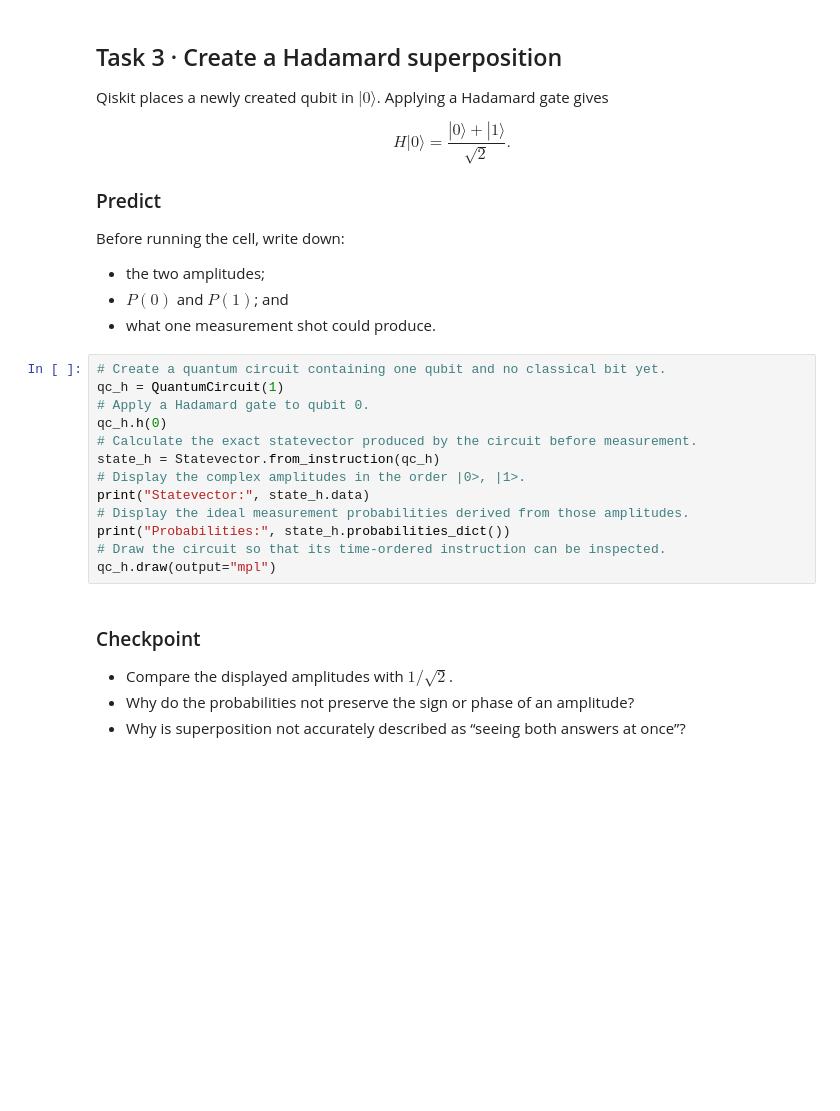
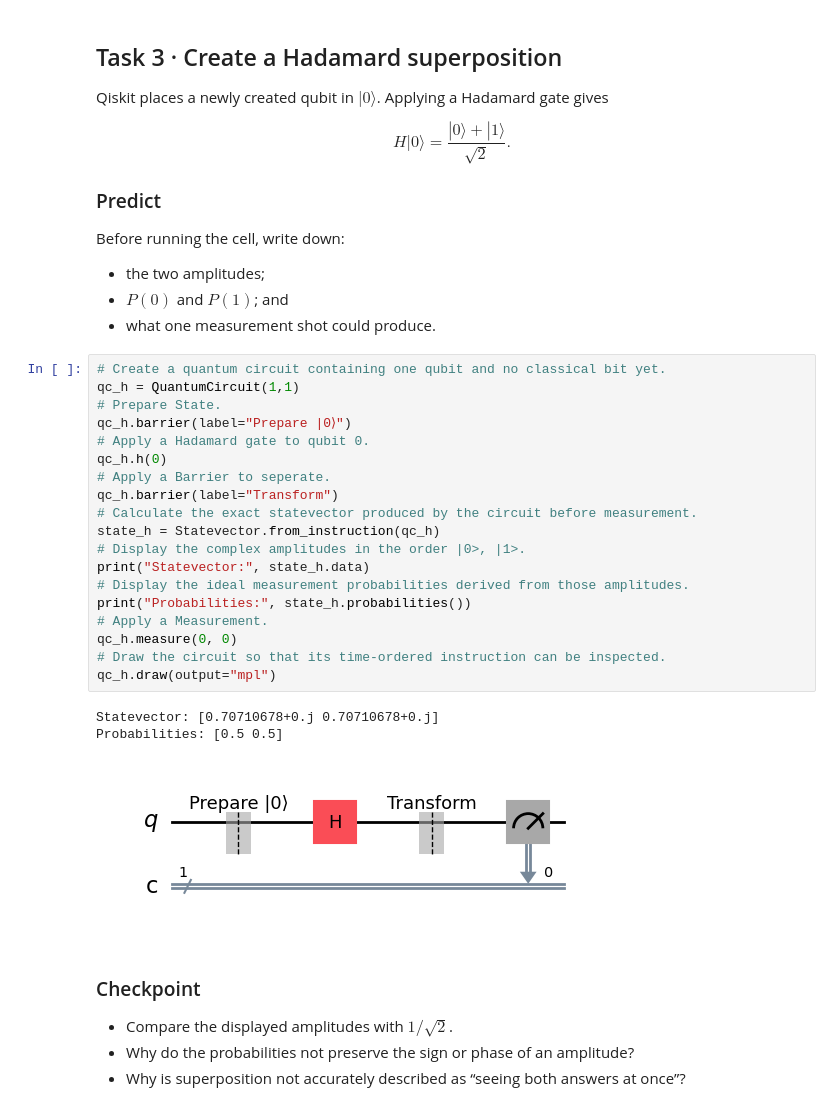
Before and after one commit to fahadahmad84-design/Quantum-Computing-Labs, a Jupyter notebook: notebooks/Week_01_First_Quantum_Circuit.ipynb, the cells around one changed output. Saved outputs shown, nothing was run; the diff lists cells and outputs as text; blank space fills up the shorter version.

```diff
--- a/notebooks/Week_01_First_Quantum_Circuit.ipynb
+++ b/notebooks/Week_01_First_Quantum_Circuit.ipynb
@@ -150,17 +161,27 @@ Before running the cell, write down:
 - what one measurement shot could produce.
 # %%
 # Create a quantum circuit containing one qubit and no classical bit yet.
-qc_h = QuantumCircuit(1)
+qc_h = QuantumCircuit(1,1)
+# Prepare State.
+qc_h.barrier(label="Prepare |0⟩")
 # Apply a Hadamard gate to qubit 0.
 qc_h.h(0)
+# Apply a Barrier to seperate.
+qc_h.barrier(label="Transform")
 # Calculate the exact statevector produced by the circuit before measurement.
 state_h = Statevector.from_instruction(qc_h)
 # Display the complex amplitudes in the order |0>, |1>.
 print("Statevector:", state_h.data)
 # Display the ideal measurement probabilities derived from those amplitudes.
-print("Probabilities:", state_h.probabilities_dict())
+print("Probabilities:", state_h.probabilities())
+# Apply a Measurement.
+qc_h.measure(0, 0)
 # Draw the circuit so that its time-ordered instruction can be inspected.
 qc_h.draw(output="mpl")
+# %% [output]
+Statevector: [0.70710678+0.j 0.70710678+0.j]
+Probabilities: [0.5 0.5]
+[figure, added]
 # %% [markdown]
 ### Checkpoint
 
```
Also changed, not shown: parts of 11 cells of this notebook.
